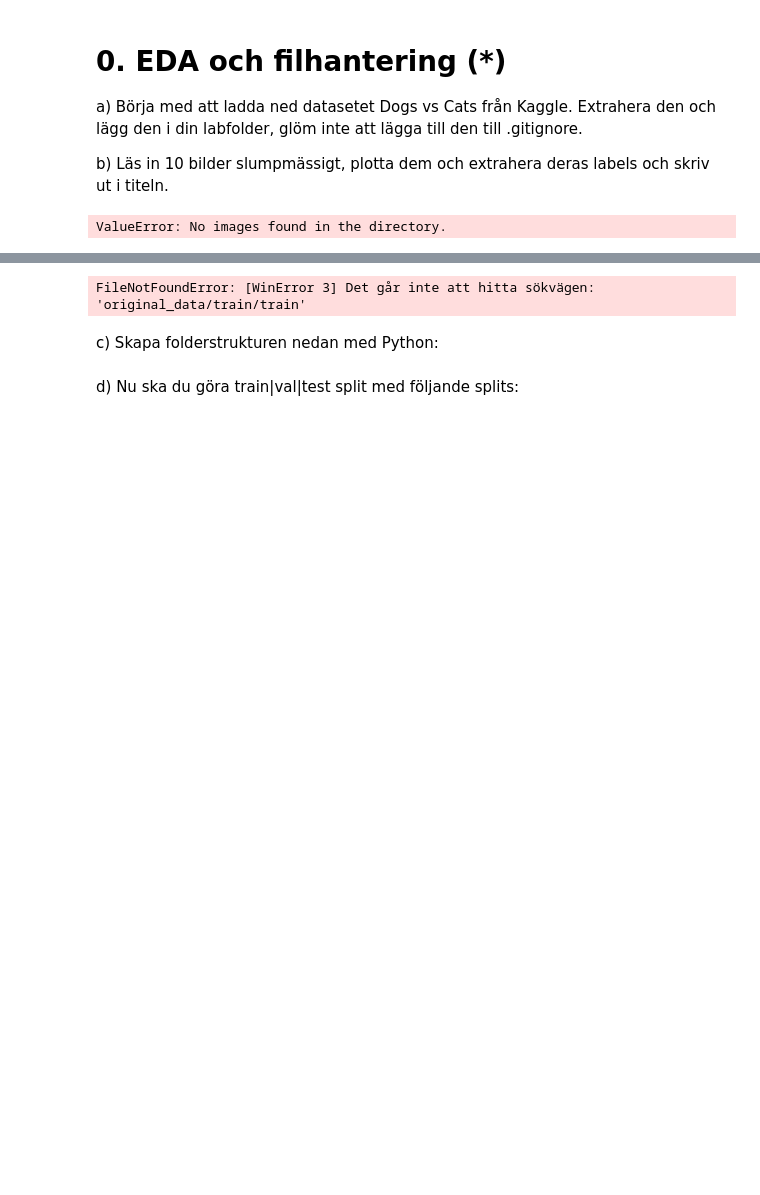
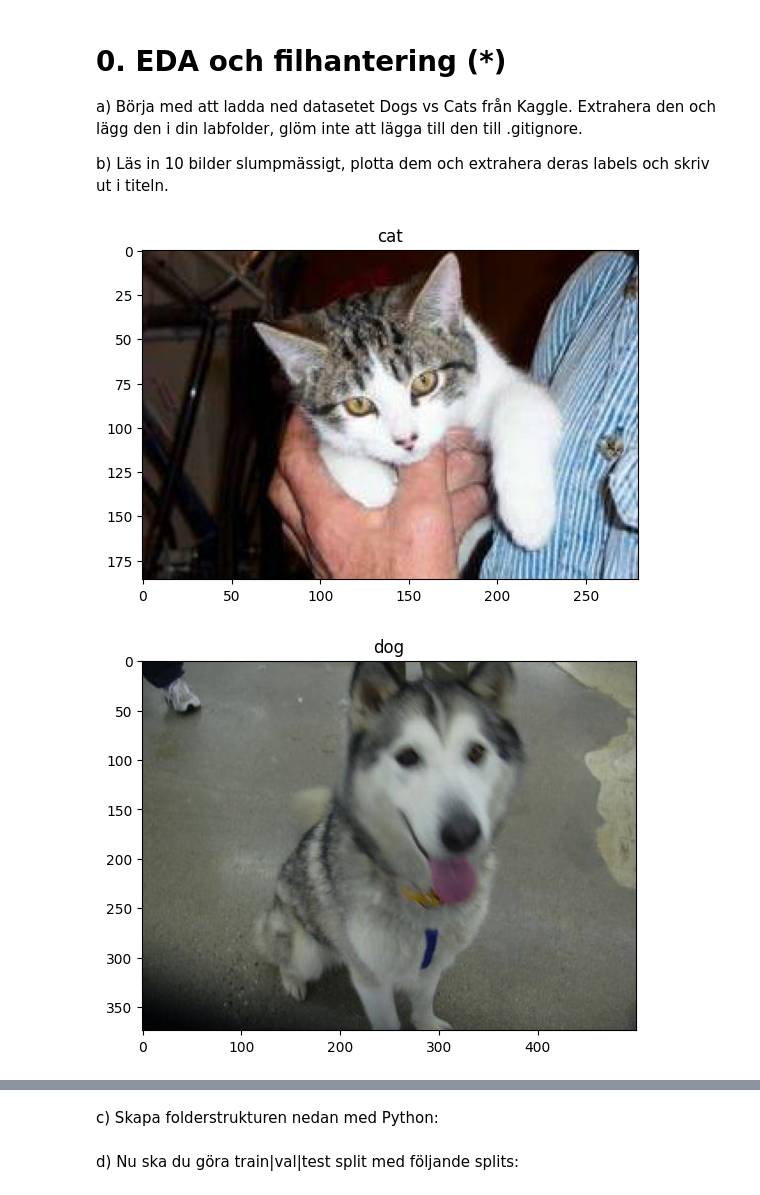
Before and after one commit to saraonsala/AI-Sara-Mellgren-OOPA23, a Jupyter notebook: Labb_2/Labb_2.ipynb, the cells around one changed output, grey strips where cells are left out. Saved outputs shown, nothing was run; the diff lists cells and outputs as text; code cells hidden in the pictures; blank space fills up the shorter version.

Commit message:
Move data

```diff
--- a/Labb_2/Labb_2.ipynb
+++ b/Labb_2/Labb_2.ipynb
@@ -13,29 +13,21 @@ a) Börja med att ladda ned datasetet Dogs vs Cats från Kaggle. Extrahera den o
 # %%
 
 import os
 import random
-from PIL import Image, UnidentifiedImageError
+from PIL import Image
 import matplotlib.pyplot as plt
 
-# Define the data directory
-data_dir = 'data\train\train'
 
-if num_images == 0:
-    raise ValueError("No images found in the directory.")
-elif num_images < 10:
-    print(f"Only {num_images} images found. Sampling all available images.")
-    random_images = images  # Use all available images
-else:
-    random_images = random.sample(images, 10)  # Sample 10 images
+data_dir = 'data/train/train'
+images = os.listdir(data_dir)
+random_images = random.sample(images, 10)
 
 for img_name in random_images:
     img_path = os.path.join(data_dir, img_name)
-    try:
-        img = Image.open(img_path)
-        plt.imshow(img)
-        plt.title(img_name.split('.')[0])  # Extract the label from the filename
-        plt.show()
-    except UnidentifiedImageError:
-        print(f"File {img_name} is not a valid image and will be skipped.")
+    img = Image.open(img_path)
+    plt.imshow(img)
+    plt.title(img_name.split('.')[0])  # Extrahera etiketten från filnamnet
+    plt.show()
 # %% [output]
-ValueError: No images found in the directory.
+[figure, added]
+[figure, added]
@@ -42,11 +41,0 @@ ValueError: No images found in the directory.
-# %%
-# Set the directory path where the images are stored.
-source_dir = "original_data/train/train"
-
-# List all files in the specified directory and filter to include only '.jpg' files.
-image_files = [f for f in os.listdir(source_dir) if f.endswith('.jpg')]
-
-# Randomly select 10 images from the list of jpg files.
-selected_images = random.sample(image_files, 10)
-# %% [output]
-FileNotFoundError: [WinError 3] Det går inte att hitta sökvägen: 'original_data/train/train'
```
Also changed, not shown: parts of 6 cells of this notebook, 1 other file.
